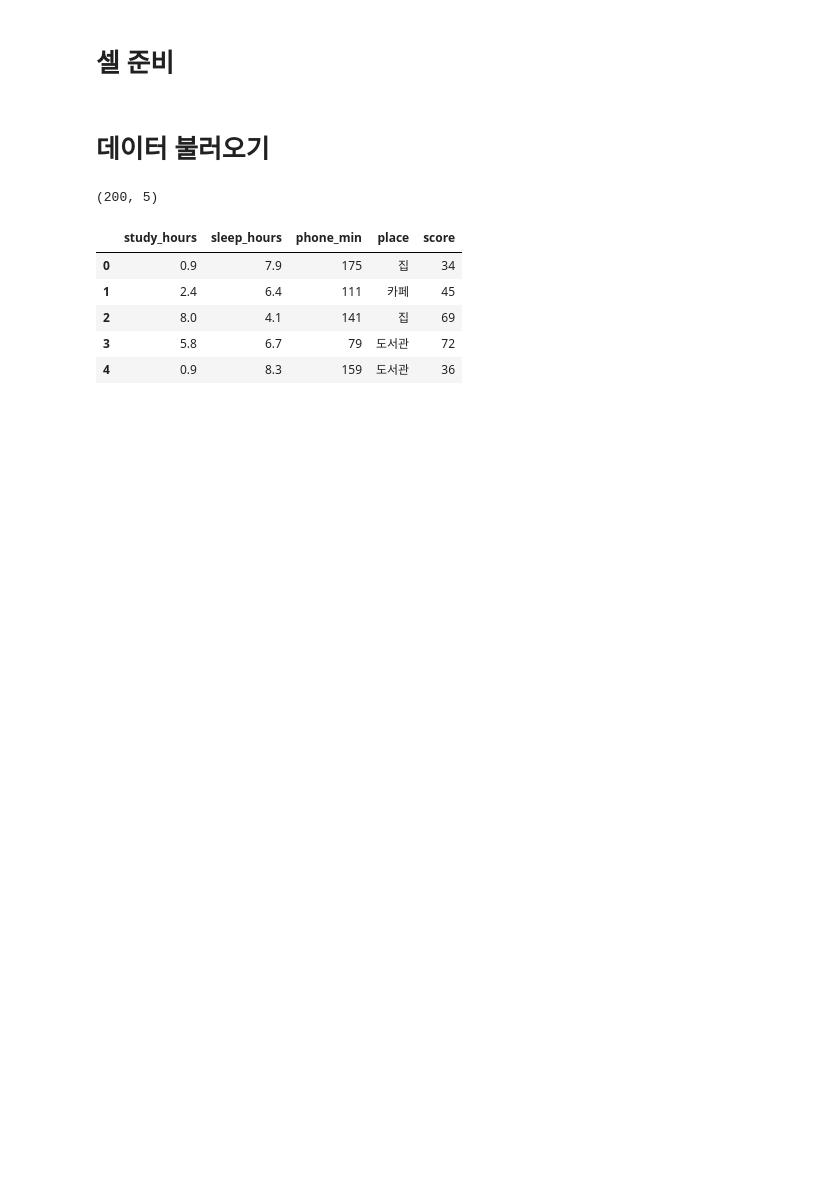
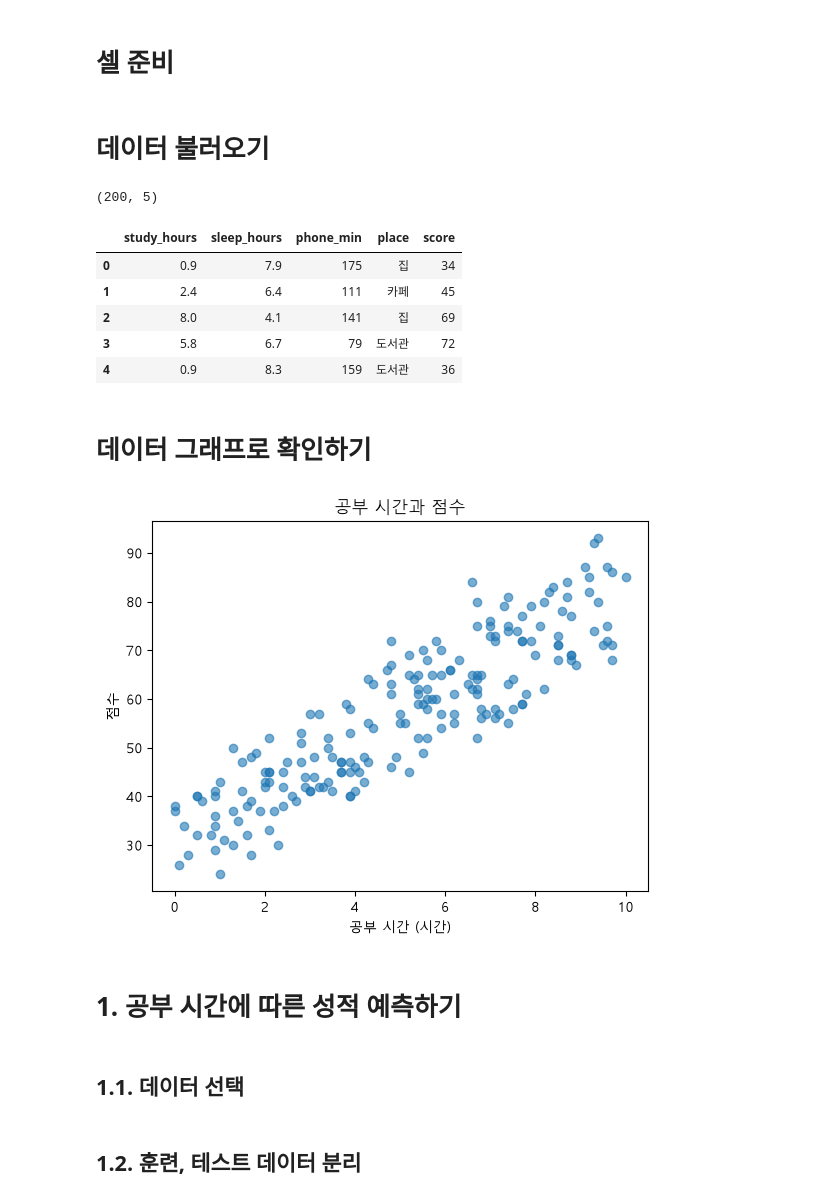
Before and after one commit to st8324/aws7, a Jupyter notebook: python/ml/ml01_성적 예제.ipynb, the cells around one changed output. Cells and saved outputs as stored; diff of their text form; code cells hidden in the pictures; blank space fills up the shorter version.

```diff
--- a/python/ml/ml01_성적 예제.ipynb
+++ b/python/ml/ml01_성적 예제.ipynb
@@ -37,3 +39,18 @@ df.head()
 | 2 | 8.0 | 4.1 | 141 | 집 | 69 |
 | 3 | 5.8 | 6.7 | 79 | 도서관 | 72 |
 | 4 | 0.9 | 8.3 | 159 | 도서관 | 36 |
+# %% [markdown]
+# 데이터 그래프로 확인하기
+# %%
+# 학습시간에 따른 공부의 상관관계를 보여주기
+plt.scatter(df["study_hours"], df["score"], alpha=0.6) # 점을 찍음. x좌표는 공부시간, y좌표는 성적
+plt.xlabel("공부 시간 (시간)")
+plt.ylabel("점수")
+plt.title("공부 시간과 점수")
+plt.show() # 그래프 보여주기
+# %% [output]
+[figure, added]
+# %% [markdown]
+# 1. 공부 시간에 따른 성적 예측하기
+# %% [markdown]
+## 1.1. 데이터 선택
@@ -39,0 +60,2 @@ df.head()
+# %% [markdown]
+## 1.2. 훈련, 테스트 데이터 분리
```
Also changed, not shown: parts of 37 cells of this notebook.
